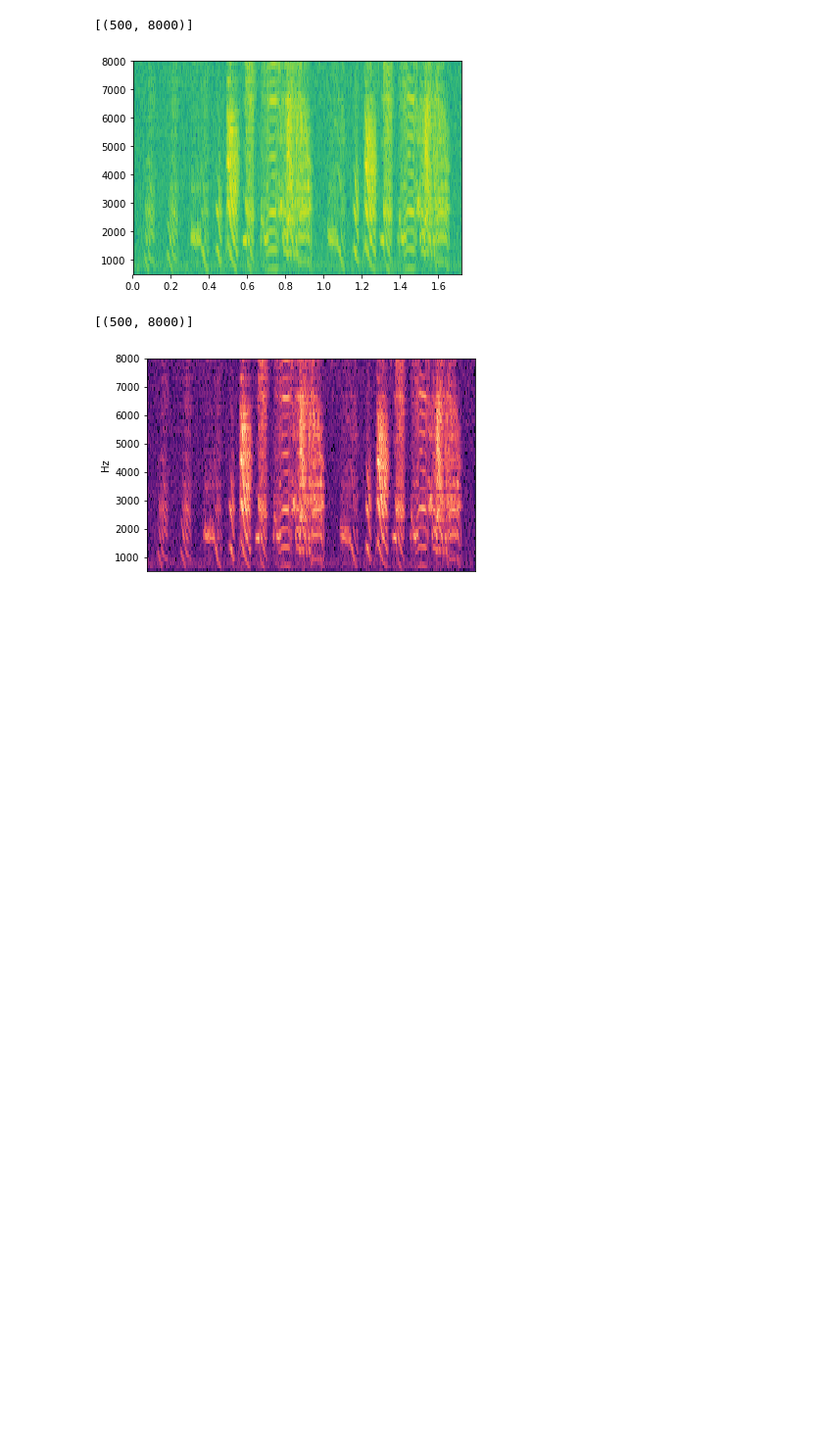
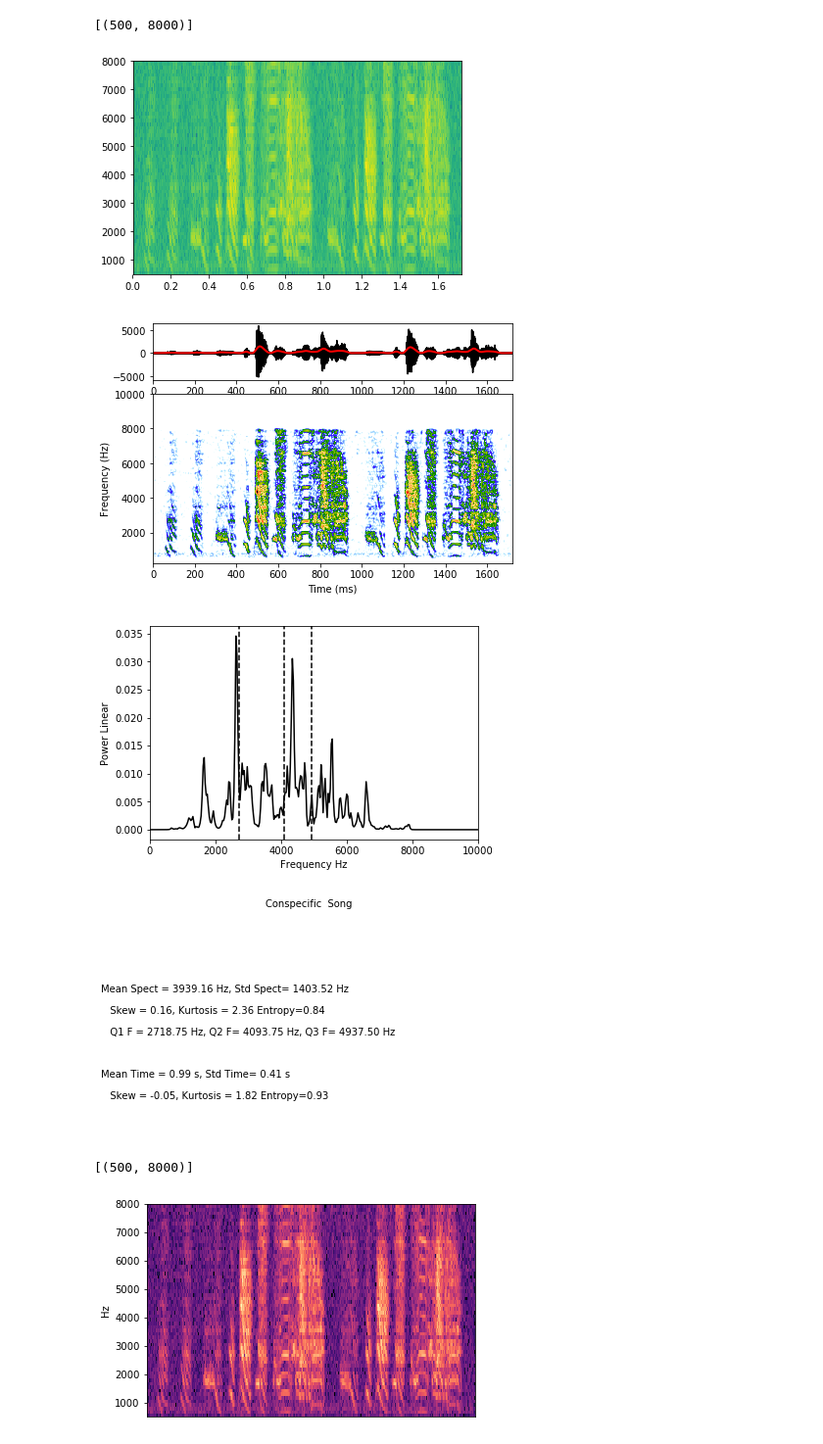
Before and after one commit to theunissenlab/crcns, a Jupyter notebook: python/needs_review/tutorial-coherence.ipynb, the cells around one changed output. Shown at 98% size. Cells and saved outputs as stored; diff of their text form; code cells hidden in the pictures; blank space fills up the shorter version.

```diff
--- a/python/needs_review/tutorial-coherence.ipynb
+++ b/python/needs_review/tutorial-coherence.ipynb
@@ -191,6 +191,33 @@ ax.set(ylim=[500, 8000])
 # %% [output]
 [(500, 8000)]
 [figure]
+# %%
+# Or use the theunissen lab soundsig.sound package.
+# Install soundsig from the theunissen github repo: https://github.com/theunissenlab/soundsig.git
+from soundsig.sound import BioSound
+
+# Read the audio from wave
+sfreq_audio, audio = wavfile.read(os.path.join(path_base, 'data', 'all_stims', all_audio_files[0]))
+
+# Make a BioSound object
+myBioSound = BioSound(soundWave=audio, fs=sfreq_audio, emitter='Conspecific', calltype = 'Song')
+
+# Extract some acoustical features
+# Calculate amplitude enveloppe
+myBioSound.ampenv()
+
+# Calculate the power spectrum
+myBioSound.spectrum(f_high=10000)
+
+# Calcualte the spectrogram
+myBioSound.spectroCalc(spec_sample_rate=500)
+
+# Plot it
+myBioSound.plot()
+# %% [output]
+[figure, added]
+[figure, added]
+[figure, added]
 # %%
 # Or we could also use librosa
 # This is the most powerful for audio analysis, though it's kind of a pain to install
```
Also changed, not shown: parts of 23 cells of this notebook, 2 other files.
